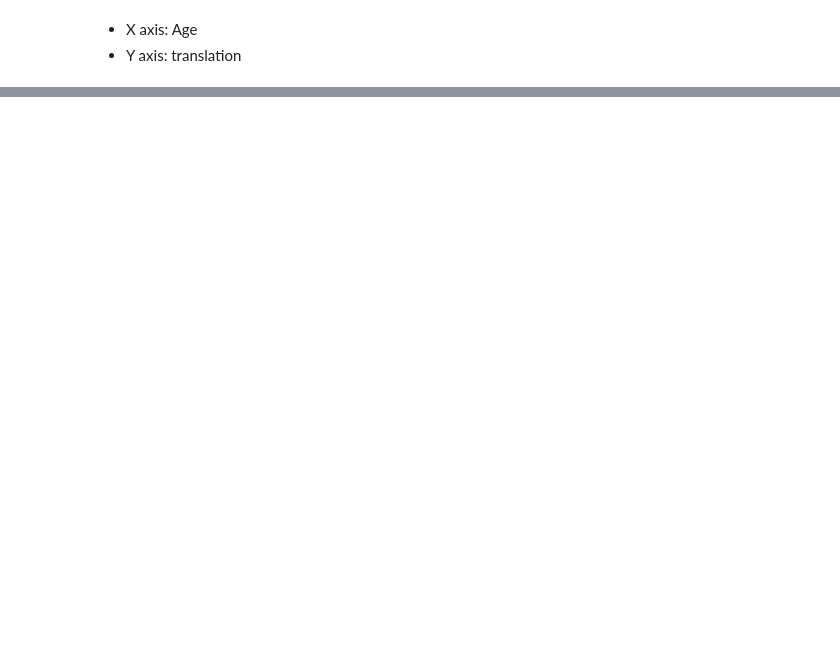
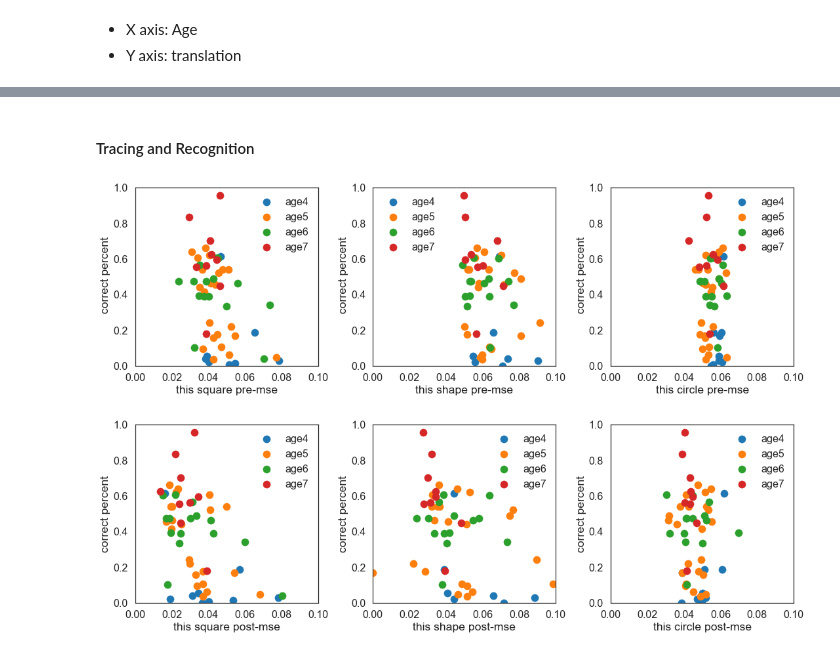
Before and after one commit to Renata1995/shapedraw, a Jupyter notebook: analysis/tracing/square_reg.ipynb, the cells around one changed output, grey strips where cells are left out. Drawn from its saved outputs; the diff is of its cells as text; code cells hidden in the pictures; blank space fills up the shorter version.

Commit message:
add recognition percent

```diff
--- a/analysis/tracing/square_reg.ipynb
+++ b/analysis/tracing/square_reg.ipynb
@@ -219,0 +229,68 @@ for ti, t in enumerate(tracing):
+# %% [markdown]
+#### Tracing and Recognition
+# %%
+# get recognition correction percentage
+recog = pd.read_csv('photodraw_recognition_ratings.csv')
+all_sessions = data.session_id.unique()
+
+data['correct'] = 0
+
+for index, id in enumerate(all_sessions):
+    rec_col = recog.loc[(recog['sessionId'] == id)]
+    if rec_col.shape[0] == 0:
+        data.loc[data['session_id'] == id, ['correct']] = 0
+        continue
+    rec_correct_percent = rec_col.loc[(rec_col['correct'])].shape[0]/rec_col.shape[0]
+    data.loc[data['session_id'] == id, ['correct']] = rec_correct_percent
+
+data.to_csv("photodraw_tracing.csv")
+# %%
+plt.figure(figsize=(18,5))
+plt.subplots_adjust(wspace=0.3)
+
+for ti, t in enumerate(tracing):
+    plt.subplot(1,3,ti+1)
+    plt.ylabel(' correct percent')
+    plt.xlabel(t +' pre-mse')
+    plt.xlim(0.0,0.1)
+    plt.ylim(0.0,1.0)
+
+    for age in range(4, 8):
+        current_trace = data.loc[(data['age'] == age) &(data['tracing_item'] == t)]
+        pre_mse_list = []
+        correct = []
+
+        for index, row in current_trace.iterrows():
+            pre_mse_list.append(row['pre_mse'])
+            correct.append(row['correct'])
+
+        h = plt.scatter(pre_mse_list, correct, label='age'+str(age))
+
+    plt.legend()
+
+
+plt.figure(figsize=(18,5))
+plt.subplots_adjust(wspace=0.3)
+
+for ti, t in enumerate(tracing):
+    plt.subplot(1,3,ti+1)
+    plt.ylabel('correct percent')
+    plt.xlabel(t +' post-mse')
+    plt.xlim(0.0,0.1)
+    plt.ylim(0.0,1.0)
+
+    for age in range(4, 8):
+        current_trace = data.loc[(data['age'] == age) &(data['tracing_item'] == t)]
+        post_mse_list = []
+        correct = []
+
+        for index, row in current_trace.iterrows():
+            post_mse_list.append(row['post_mse'])
+            correct.append(row['correct'])
+
+        h = plt.scatter(post_mse_list, correct, label='age'+str(age))
+
+    plt.legend()
+# %% [output]
+[figure, added]
+[figure, added]
```
Also changed, not shown: parts of 4 cells of this notebook, 2 other files.
